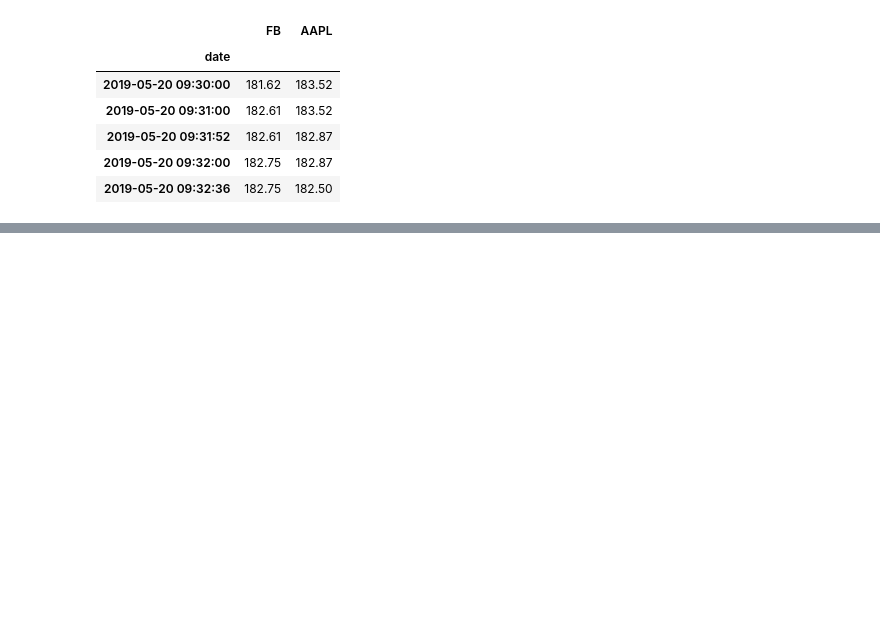
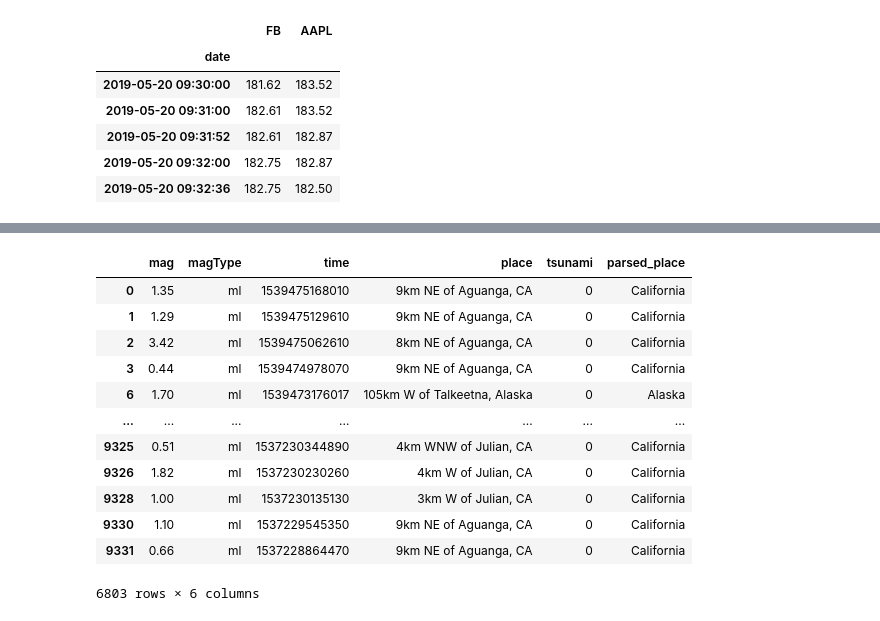
Before and after one commit to marcsegal/ITEC6720, a Jupyter notebook: ch_04/segal_assign4.ipynb, the cells around one changed output, grey strips where cells are left out. Saved outputs shown, nothing was run; the diff lists cells and outputs as text; code cells hidden in the pictures; blank space fills up the shorter version.

```diff
--- a/ch_04/segal_assign4.ipynb
+++ b/ch_04/segal_assign4.ipynb
@@ -1529,0 +1534,6 @@ pd.merge_ordered(
+# %%
+import pandas as pd
+
+df = pd.read_csv('exercises/earthquakes.csv')
+
+df.head()
@@ -1529,0 +1567,18 @@ pd.merge_ordered(
+# %%
+bins = df.query("magType == 'ml'")
+# %%
+bins
+# %% [output]
+|  | mag | magType | time | place | tsunami | parsed_place |
+| 0 | 1.35 | ml | 1539475168010 | 9km NE of Aguanga, CA | 0 | California |
+| 1 | 1.29 | ml | 1539475129610 | 9km NE of Aguanga, CA | 0 | California |
+| 2 | 3.42 | ml | 1539475062610 | 8km NE of Aguanga, CA | 0 | California |
+| 3 | 0.44 | ml | 1539474978070 | 9km NE of Aguanga, CA | 0 | California |
+| 6 | 1.70 | ml | 1539473176017 | 105km W of Talkeetna, Alaska | 0 | Alaska |
+| ... | ... | ... | ... | ... | ... | ... |
+| 9325 | 0.51 | ml | 1537230344890 | 4km WNW of Julian, CA | 0 | California |
+| 9326 | 1.82 | ml | 1537230230260 | 4km W of Julian, CA | 0 | California |
+| 9328 | 1.00 | ml | 1537230135130 | 3km W of Julian, CA | 0 | California |
+| 9330 | 1.10 | ml | 1537229545350 | 9km NE of Aguanga, CA | 0 | California |
+| 9331 | 0.66 | ml | 1537228864470 | 9km NE of Aguanga, CA | 0 | California |
+6803 rows × 6 columns
```
Also changed, not shown: parts of 46 cells of this notebook.
